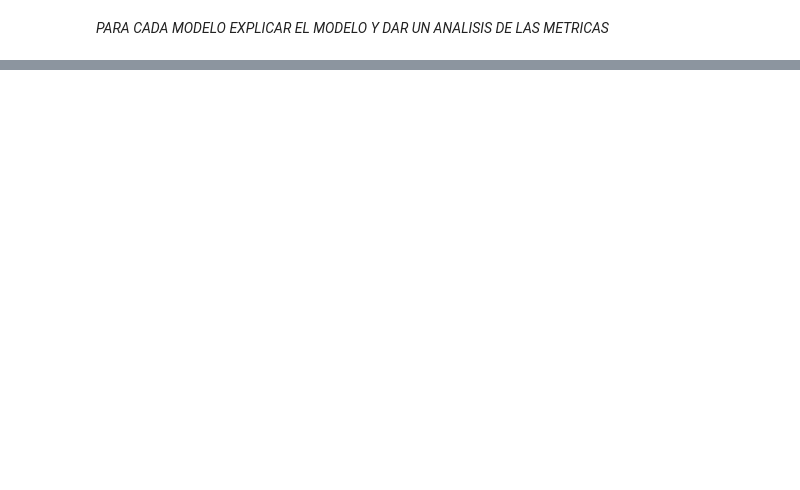
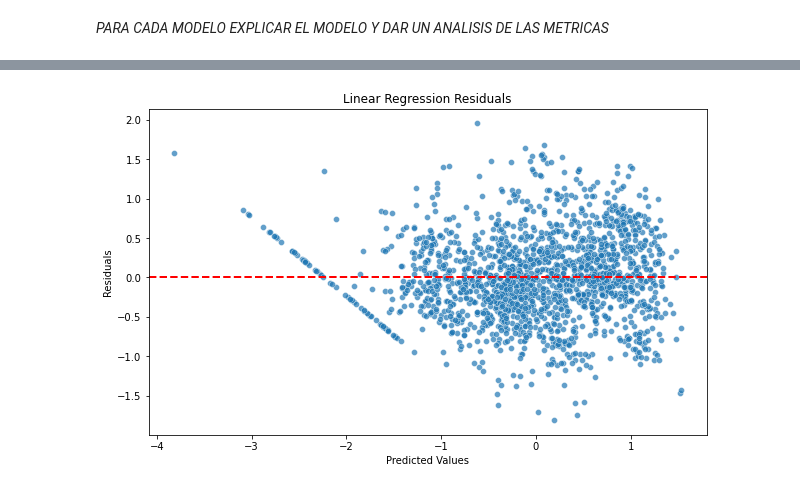
Before and after one commit to IvanGomez37/Final-Project-FoML, a Jupyter notebook: Final_Project_FoML.ipynb, the cells around one changed output, grey strips where cells are left out. Drawn from its saved outputs; the diff is of its cells as text; code cells hidden in the pictures; blank space fills up the shorter version.

```diff
--- a/Final_Project_FoML.ipynb
+++ b/Final_Project_FoML.ipynb
@@ -527,0 +534,15 @@ R-squared: 0.7135717045112975
+# %%
+# Ensure linear_prediction and residuals_linear are 1-dimensional arrays
+linear_prediction = np.squeeze(linear_prediction)
+residuals_linear = np.squeeze(residuals_linear)
+
+# Scatter plot for Linear Regression residuals
+plt.figure(figsize=(10, 6))
+sns.scatterplot(x=linear_prediction, y=residuals_linear, alpha=0.7)
+plt.axhline(y=0, color='r', linestyle='--', lw=2)  # Horizontal line at y=0
+plt.xlabel('Predicted Values')
+plt.ylabel('Residuals')
+plt.title('Linear Regression Residuals')
+plt.show()
+# %% [output]
+[figure, added]
```
Also changed, not shown: parts of 29 cells of this notebook.
